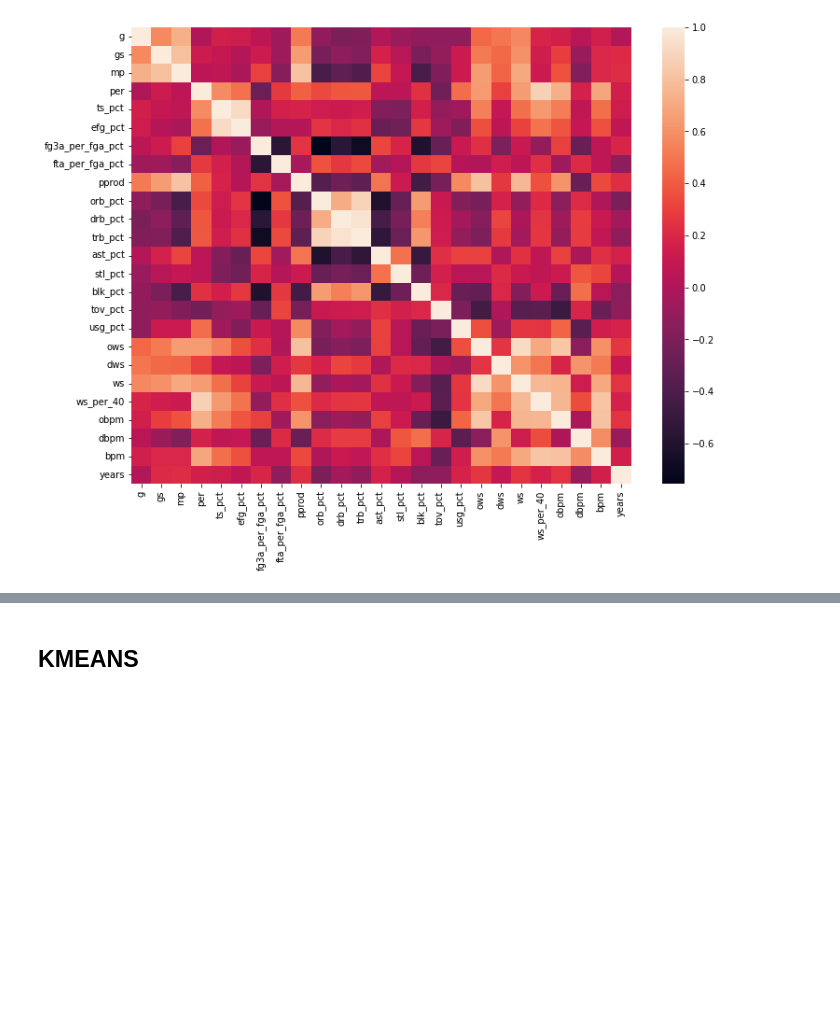
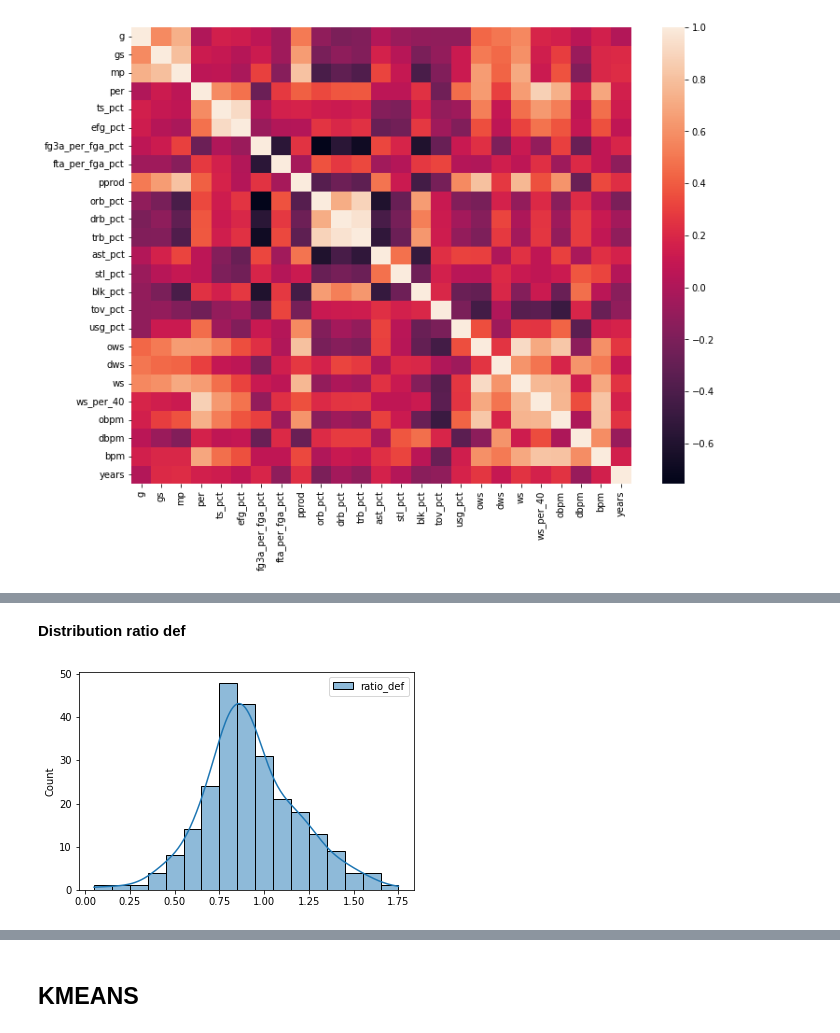
Before and after one commit to olivierpavee/nba_forecast, a Jupyter notebook: notebooks/mmeloux_data_explo.ipynb, the cells around one changed output, grey strips where cells are left out. Drawn from its saved outputs; the diff is of its cells as text; code cells hidden in the pictures; blank space fills up the shorter version.

```diff
--- a/notebooks/mmeloux_data_explo.ipynb
+++ b/notebooks/mmeloux_data_explo.ipynb
@@ -62,0 +74,2 @@ sns.heatmap(df_explo.corr());
+# %%
+ratio_df = pd.read_csv('../nba_forecast/data/player_ratio_scores.csv')
@@ -62,0 +94,8 @@ sns.heatmap(df_explo.corr());
+# %%
+all_data_df = pd.merge(
+                uni_data_df,
+                ratio_df,
+                how="inner",
+                on='player_id')
+
+all_data_df = all_data_df[all_data_df['ratio_off'].notna()]
@@ -62,0 +109,5 @@ sns.heatmap(df_explo.corr());
+# %%
+Y_def = all_data_df[['ratio_def']]
+print(Y_def.isna().sum())
+print(Y_def.mean())
+print(Y_def.std())
@@ -62,0 +153,7 @@ sns.heatmap(df_explo.corr());
+# %% [markdown]
+**Distribution ratio def**
+# %%
+sns.histplot(Y_def,kde=True)
+plt.show()
+# %% [output]
+[figure, added]
```
Also changed, not shown: parts of 49 cells of this notebook.
